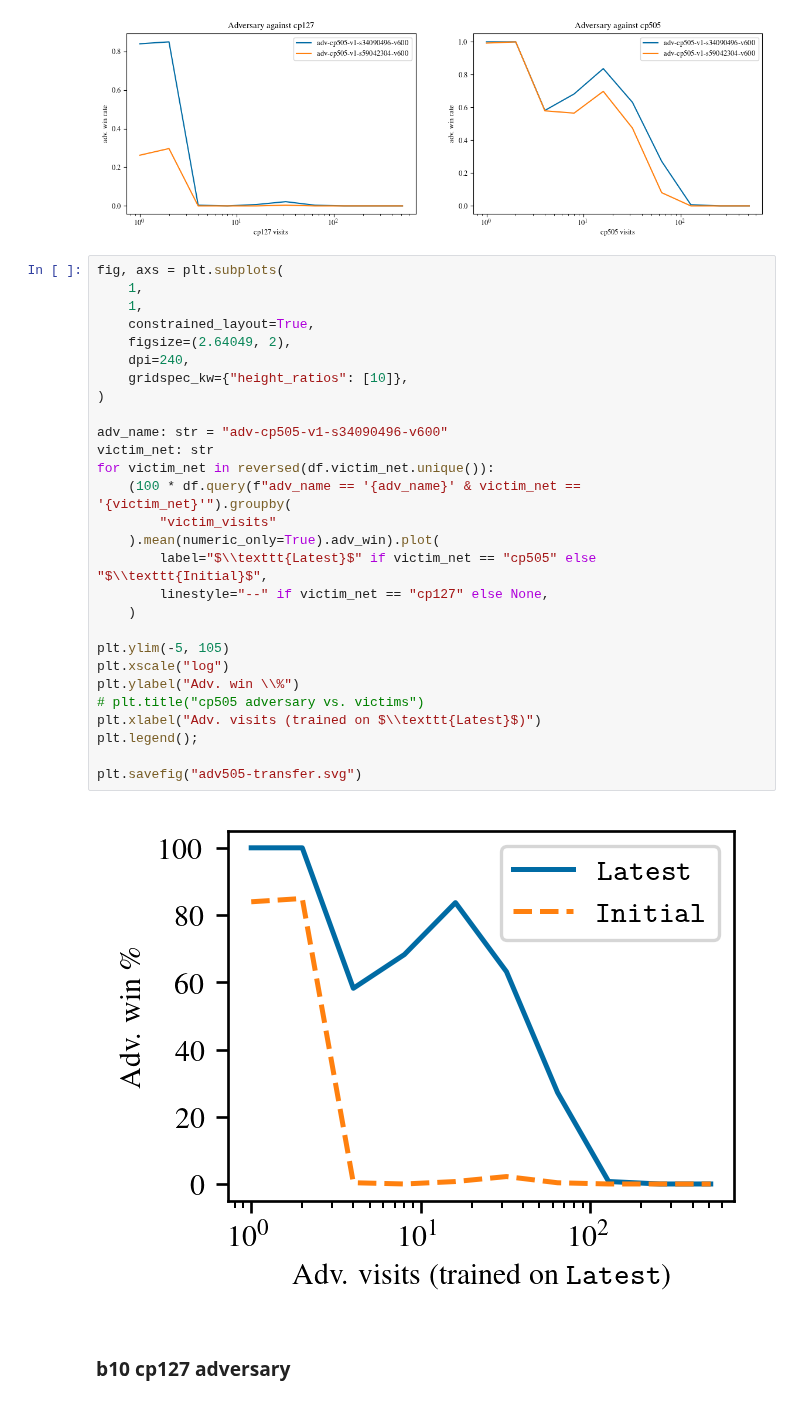
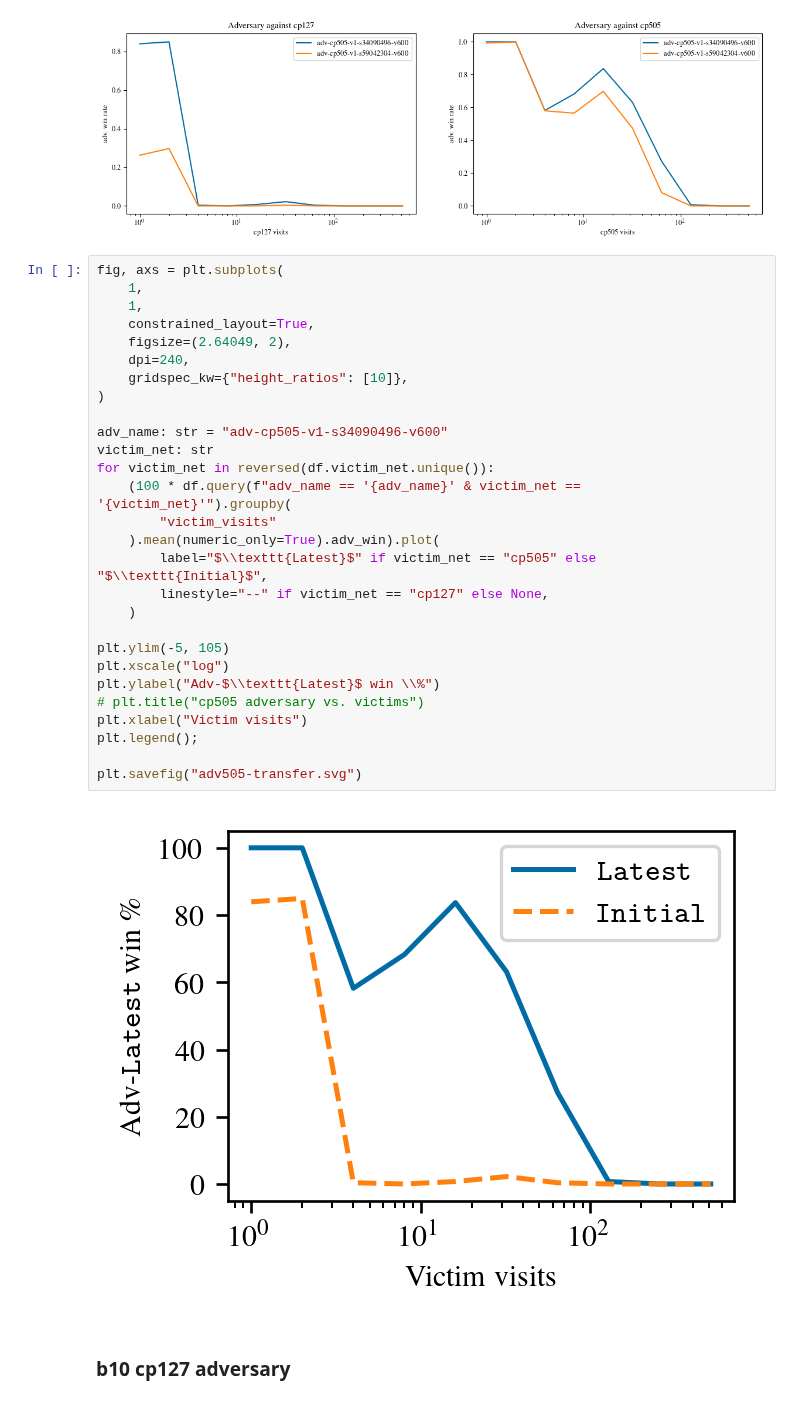
Before and after one commit to AlignmentResearch/go_attack, a Jupyter notebook: notebooks/iclr2022/plots.ipynb, the cells around one changed output. Saved outputs shown, nothing was run; the diff lists cells and outputs as text.

Commit message:
Update plots

```diff
--- a/notebooks/iclr2022/plots.ipynb
+++ b/notebooks/iclr2022/plots.ipynb
@@ -299,33 +299,33 @@ for i, victim_net in enumerate(df.victim_net.unique()):
 # %%
 fig, axs = plt.subplots(
     1,
     1,
     constrained_layout=True,
     figsize=(2.64049, 2),
     dpi=240,
     gridspec_kw={"height_ratios": [10]},
 )
 
 adv_name: str = "adv-cp505-v1-s34090496-v600"
 victim_net: str
 for victim_net in reversed(df.victim_net.unique()):
     (100 * df.query(f"adv_name == '{adv_name}' & victim_net == '{victim_net}'").groupby(
         "victim_visits"
     ).mean(numeric_only=True).adv_win).plot(
         label="$\\texttt{Latest}$" if victim_net == "cp505" else "$\\texttt{Initial}$",
         linestyle="--" if victim_net == "cp127" else None,
     )
 
 plt.ylim(-5, 105)
 plt.xscale("log")
-plt.ylabel("Adv. win \\%")
+plt.ylabel("Adv-$\\texttt{Latest}$ win \\%")
 # plt.title("cp505 adversary vs. victims")
-plt.xlabel("Adv. visits (trained on $\\texttt{Latest}$)")
+plt.xlabel("Victim visits")
 plt.legend();
 
 plt.savefig("adv505-transfer.svg")
 # %% [output]
-[figure, old version]
+[figure, new version]
 # %% [markdown]
 ### b10 cp127 adversary
 # %%
```
Also changed, not shown: parts of 2 cells of this notebook.
